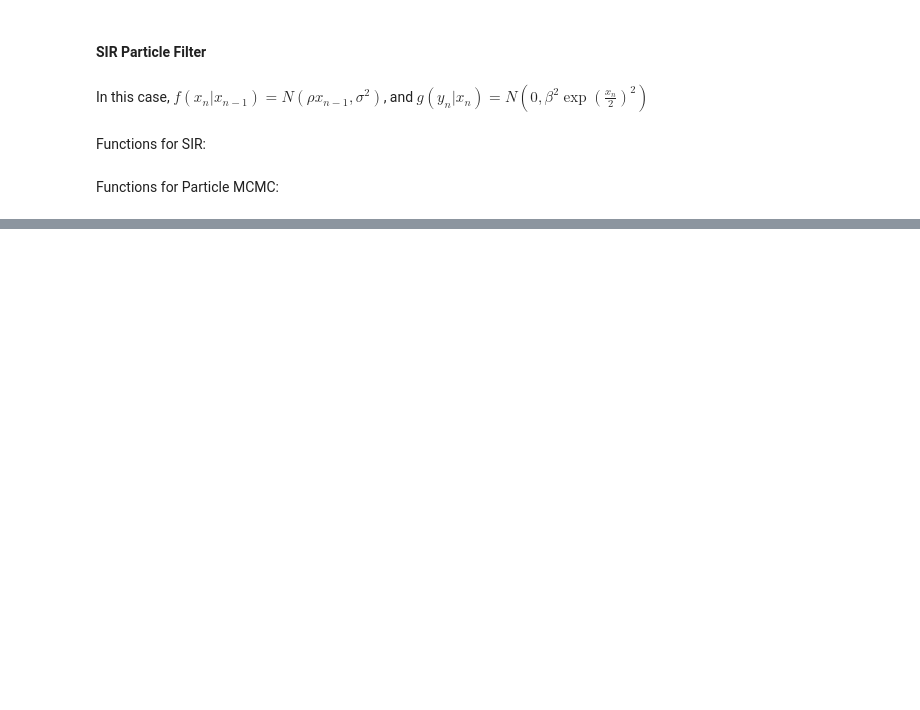
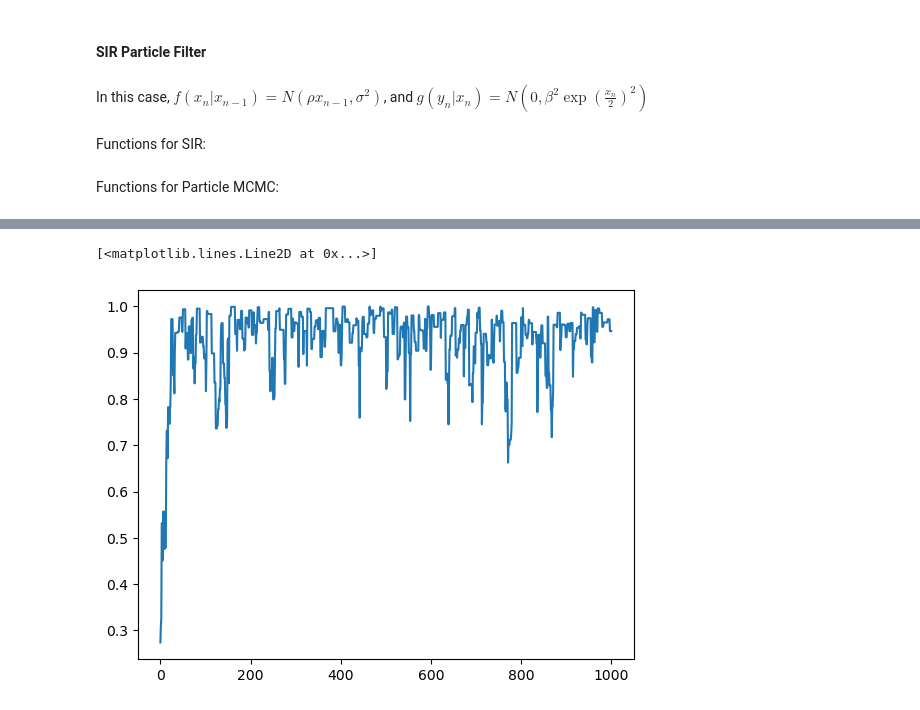
Before and after one commit to Gautam-Chauhan/Advanced-Simulation-Coursework, a Jupyter notebook: Q3.ipynb, the cells around one changed output, grey strips where cells are left out. Saved outputs shown, nothing was run; the diff lists cells and outputs as text; code cells hidden in the pictures; blank space fills up the shorter version.

```diff
--- a/Q3.ipynb
+++ b/Q3.ipynb
@@ -145,14 +147,15 @@ def SIR(y,rho,sigma2,beta2,N):
         rng = np.random.default_rng(seed=n)
         X[:,n] = stats.norm.rvs(loc=m,scale=np.sqrt(S),random_state=rng)
 
-        log_omega = log_f(X[:,n],X[:,n-1],rho,sigma2) + log_g(X[:,n],y[n],beta2) - log_q(X[:,n],m,S)
-        unnormalised_weights[:,0] = log_omega
+        # log_omega = log_f(X[:,n],X[:,n-1],rho,sigma2) + log_g(X[:,n],y[n],beta2) - log_q(X[:,n],m,S)
+        log_omega = log_g(X[:,n],y[n],beta2)
+        unnormalised_weights[:,n] = log_omega
 
         max_val = np.max(log_omega)
         omega = np.exp(log_omega-max_val)/np.sum(np.exp(log_omega-max_val))
         X = resample(omega,X,rng)
 
-    return unnormalised_weights
+    return unnormalised_weights, X
 # %% [markdown]
 Functions for Particle MCMC:
 # %%
@@ -173,16 +176,28 @@ def log_prior(rho,sigma2,beta2):
         log_prho = float("-inf")
 
     # IG(1,1) prior for sigma2
+    # if sigma2 > 0:
+    #     log_psigma2 = -2*np.log(sigma2) - 1/sigma2
+    # else:
+    #     log_psigma2 = float("-inf")
+
+    # IG(2,0.01) prior for sigma2
     if sigma2 > 0:
-        log_psigma2 = -2*sigma2 - 1/sigma2
+        log_psigma2 = -4*np.log(10) - 3*np.log(sigma2) - 0.01/sigma2
     else:
         log_psigma2 = float("-inf")
 
-    # IG(1,1) prior for beta2
+    #IG(2,10^-4) prior for beta2
     if beta2 > 0:
-        log_pbeta2 = -2*beta2 - 1/beta2
+        log_pbeta2 = -8*np.log(10) - 3*np.log(beta2) - 1e-4/beta2
     else:
         log_pbeta2 = float("-inf")
+
+    # IG(1,1) prior for beta2
+    # if beta2 > 0:
+    #     log_pbeta2 = -2*np.log(beta2) - 1/beta2
+    # else:
+    #     log_pbeta2 = float("-inf")
 
     # Multiply densities <=> Add log densities
     val = log_prho + log_psigma2 + log_pbeta2
@@ -280,0 +401,2 @@ Iteration: 100
+# %%
+rho_chain, sigma2_chain, beta2_chain, all_X = particle_mcmc(y,iters=1000,sd_rho=0.1,sd_sigma2=0.1,sd_beta2=1e-4)
@@ -280,0 +422,6 @@ Iteration: 100
+# %%
+timesteps = np.arange(1001)
+plt.plot(timesteps,rho_chain)
+# %% [output]
+[<matplotlib.lines.Line2D at 0x...>]
+[figure, added]
```
Also changed, not shown: parts of 33 cells of this notebook, 1 other file.
